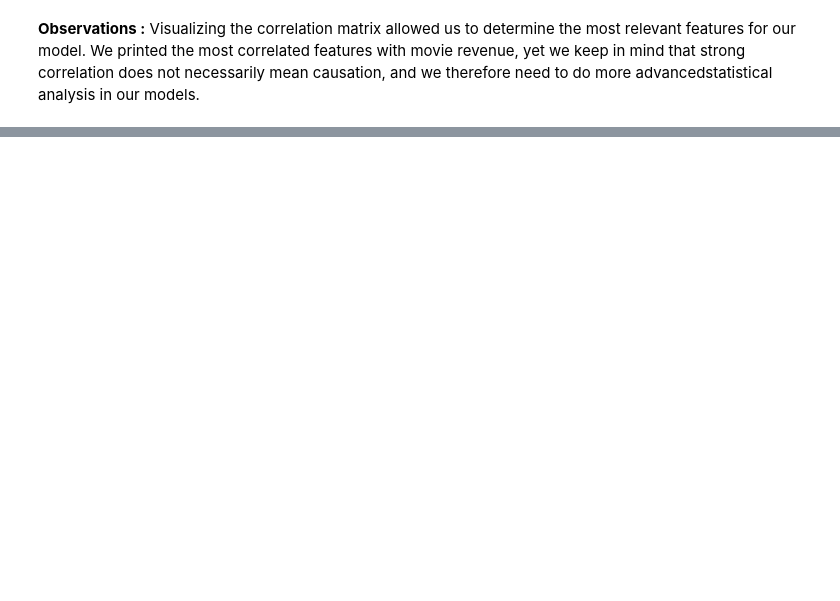
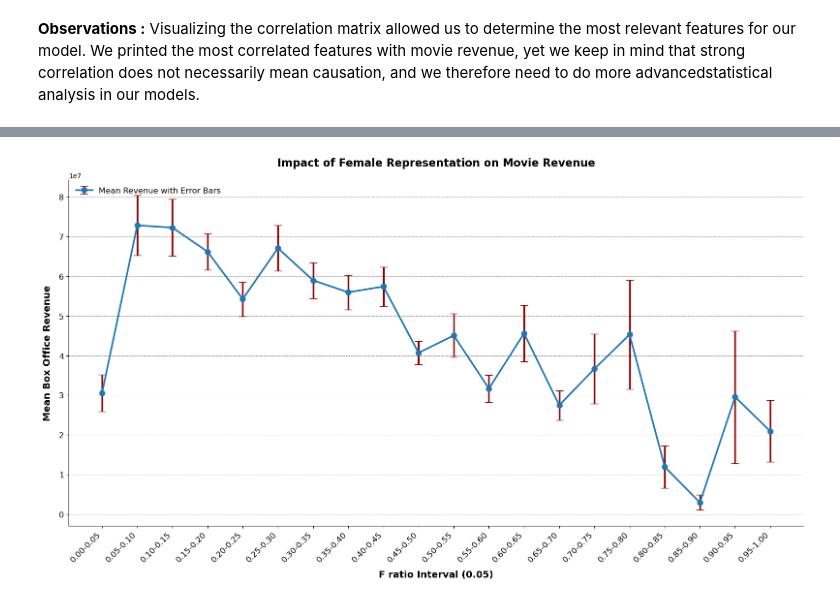
Before and after one commit to epfl-ada/ada-2024-project-insightmasters24, a Jupyter notebook: results.ipynb, the cells around one changed output, grey strips where cells are left out. Cells and saved outputs as stored; diff of their text form; code cells hidden in the pictures; blank space fills up the shorter version.

```diff
--- a/results.ipynb
+++ b/results.ipynb
@@ -170,0 +191,4 @@ Name: revenue, dtype: float64
+# %%
+plot_mean_revenue_by_f_ratio(df)
+# %% [output]
+[figure, added]
```
Also changed, not shown: parts of 9 cells of this notebook, 5 other files.
